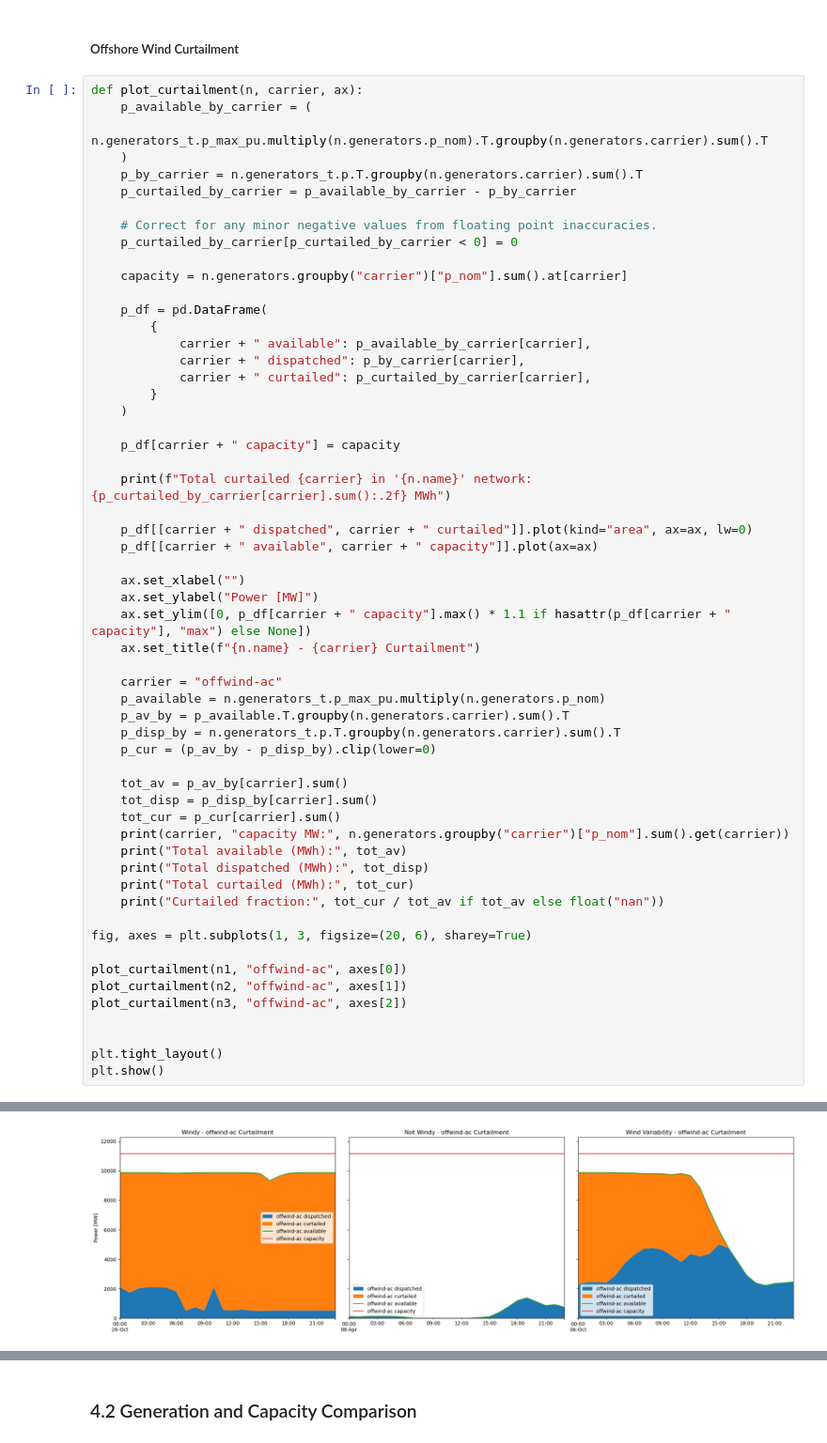
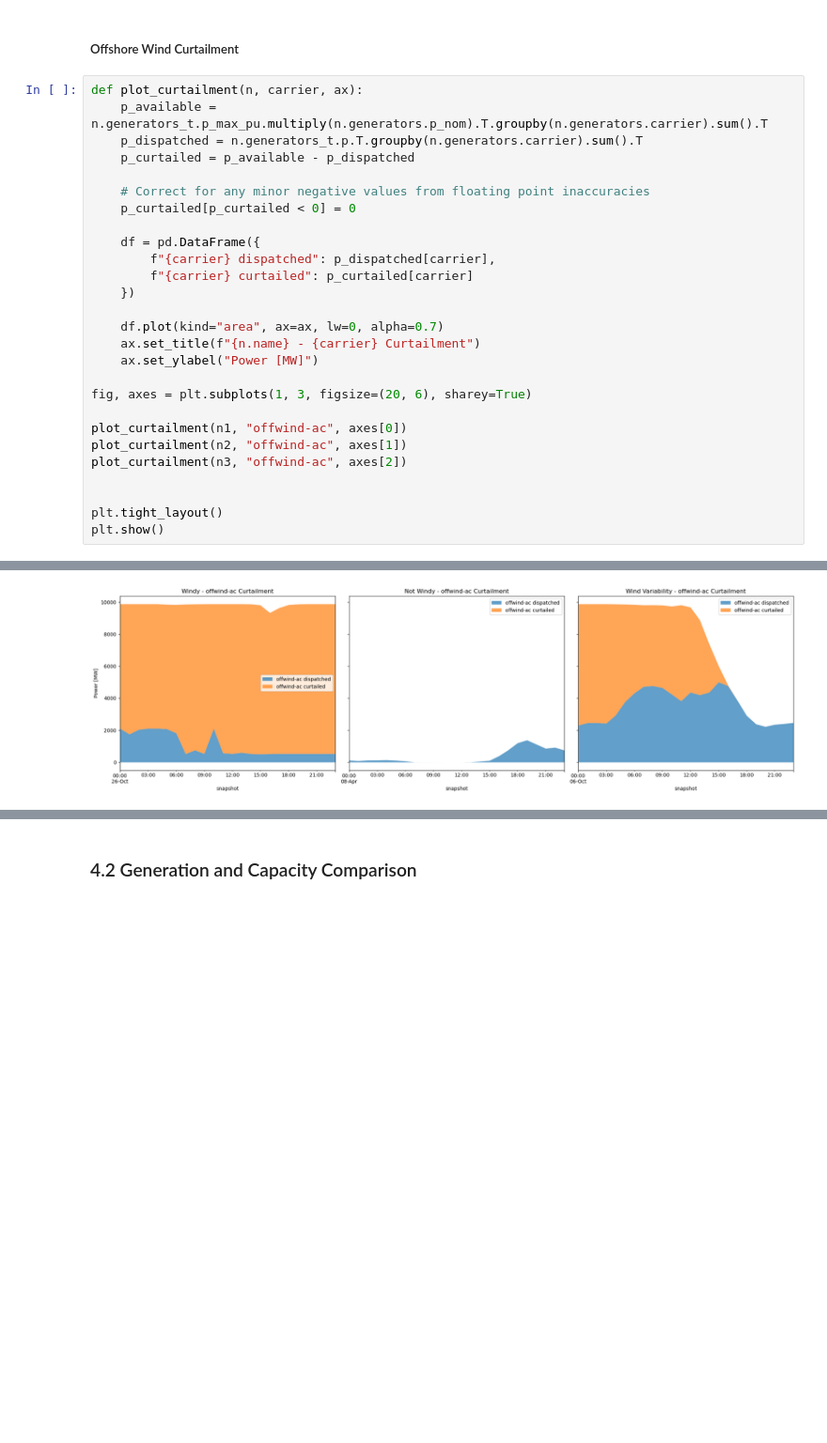
Before and after one commit to Luca2299/pypsa-eur, a Jupyter notebook: notebooks/Comparison_Base.ipynb, the cells around one changed output, grey strips where cells are left out. Shown at 94% size. Drawn from its saved outputs; the diff is of its cells as text; blank space fills up the shorter version.

```diff
--- a/notebooks/Comparison_Base.ipynb
+++ b/notebooks/Comparison_Base.ipynb
@@ -350,51 +305,21 @@ Not Windy Network:
 ##### Offshore Wind Curtailment
 # %%
 def plot_curtailment(n, carrier, ax):
-    p_available_by_carrier = (
-        n.generators_t.p_max_pu.multiply(n.generators.p_nom).T.groupby(n.generators.carrier).sum().T
-    )
-    p_by_carrier = n.generators_t.p.T.groupby(n.generators.carrier).sum().T
-    p_curtailed_by_carrier = p_available_by_carrier - p_by_carrier
+    p_available = n.generators_t.p_max_pu.multiply(n.generators.p_nom).T.groupby(n.generators.carrier).sum().T
+    p_dispatched = n.generators_t.p.T.groupby(n.generators.carrier).sum().T
+    p_curtailed = p_available - p_dispatched
 
-    # Correct for any minor negative values from floating point inaccuracies.
-    p_curtailed_by_carrier[p_curtailed_by_carrier < 0] = 0
+    # Correct for any minor negative values from floating point inaccuracies
+    p_curtailed[p_curtailed < 0] = 0
 
-    capacity = n.generators.groupby("carrier")["p_nom"].sum().at[carrier]
+    df = pd.DataFrame({
+        f"{carrier} dispatched": p_dispatched[carrier],
+        f"{carrier} curtailed": p_curtailed[carrier]
+    })
 
-    p_df = pd.DataFrame(
-        {
-            carrier + " available": p_available_by_carrier[carrier],
-            carrier + " dispatched": p_by_carrier[carrier],
-            carrier + " curtailed": p_curtailed_by_carrier[carrier],
-        }
-    )
-
-    p_df[carrier + " capacity"] = capacity
-
-    print(f"Total curtailed {carrier} in '{n.name}' network: {p_curtailed_by_carrier[carrier].sum():.2f} MWh")
-
-    p_df[[carrier + " dispatched", carrier + " curtailed"]].plot(kind="area", ax=ax, lw=0)
-    p_df[[carrier + " available", carrier + " capacity"]].plot(ax=ax)
-
-    ax.set_xlabel("")
+    df.plot(kind="area", ax=ax, lw=0, alpha=0.7)
+    ax.set_title(f"{n.name} - {carrier} Curtailment")
     ax.set_ylabel("Power [MW]")
-    ax.set_ylim([0, p_df[carrier + " capacity"].max() * 1.1 if hasattr(p_df[carrier + " capacity"], "max") else None])
-    ax.set_title(f"{n.name} - {carrier} Curtailment")
-
-    carrier = "offwind-ac"
-    p_available = n.generators_t.p_max_pu.multiply(n.generators.p_nom)
-    p_av_by = p_available.T.groupby(n.generators.carrier).sum().T
-    p_disp_by = n.generators_t.p.T.groupby(n.generators.carrier).sum().T
-    p_cur = (p_av_by - p_disp_by).clip(lower=0)
-
-    tot_av = p_av_by[carrier].sum()
-    tot_disp = p_disp_by[carrier].sum()
-    tot_cur = p_cur[carrier].sum()
-    print(carrier, "capacity MW:", n.generators.groupby("carrier")["p_nom"].sum().get(carrier))
-    print("Total available (MWh):", tot_av)
-    print("Total dispatched (MWh):", tot_disp)
-    print("Total curtailed (MWh):", tot_cur)
-    print("Curtailed fraction:", tot_cur / tot_av if tot_av else float("nan"))
 
 fig, axes = plt.subplots(1, 3, figsize=(20, 6), sharey=True)
 
@@ -427,4 +334,4 @@ Curtailed fraction: 0.5149086622575589
-[figure, old version]
+[figure, new version]
 # %%
 fig, axes = plt.subplots(1, 3, figsize=(20, 6), sharey=True)
 
```
Also changed, not shown: parts of 13 cells of this notebook, 6 other files.
